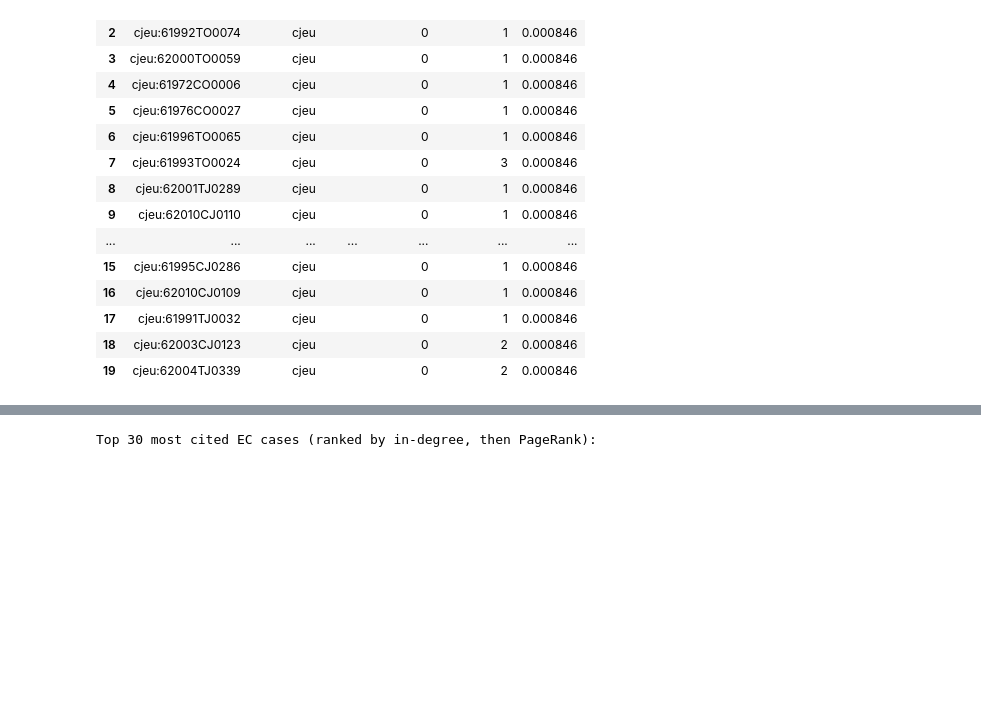
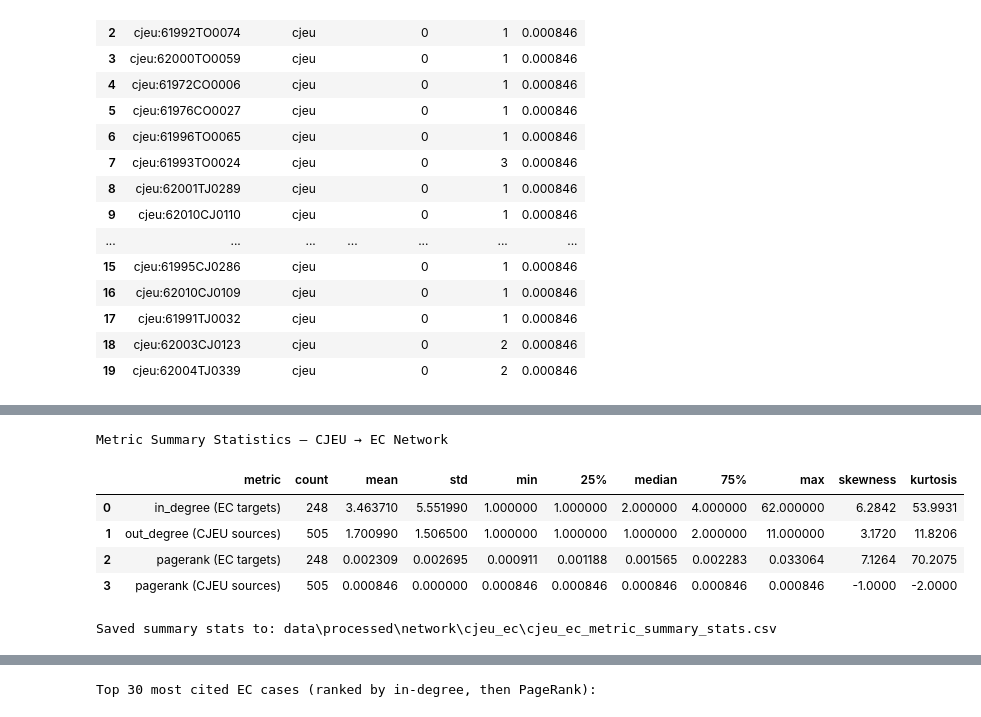
Before and after one commit to floheusser/data_analysis_master, a Jupyter notebook: 09_build_cjeu_ec_network.ipynb, the cells around one changed output, grey strips where cells are left out. Cells and saved outputs as stored; diff of their text form; code cells hidden in the pictures; blank space fills up the shorter version.

```diff
--- a/09_build_cjeu_ec_network.ipynb
+++ b/09_build_cjeu_ec_network.ipynb
@@ -652,0 +657,69 @@ These are the EC antitrust cases most frequently referenced by CJEU documents.
+# %%
+from scipy import stats as _scipy_stats
+
+SUMMARY_STATS_PATH = OUT_DIR / "cjeu_ec_metric_summary_stats.csv"
+
+def _summary_stats(series: pd.Series, name: str) -> dict:
+    """Compute summary statistics for a numeric series."""
+    s = series.dropna()
+    return {
+        "metric"  : name,
+        "count"   : int(s.count()),
+        "mean"    : round(float(s.mean()), 6),
+        "std"     : round(float(s.std()), 6),
+        "min"     : round(float(s.min()), 6),
+        "25%"     : round(float(s.quantile(0.25)), 6),
+        "median"  : round(float(s.median()), 6),
+        "75%"     : round(float(s.quantile(0.75)), 6),
+        "max"     : round(float(s.max()), 6),
+        "skewness": round(float(_scipy_stats.skew(s)), 4),
+        "kurtosis": round(float(_scipy_stats.kurtosis(s)), 4),
+    }
+
+# ── EC nodes: in_degree ───────────────────────────────────────────────────────
+ec_in_degree_series = pd.Series(
+    {nid: in_degree_all[nid] for nid in ec_nodes["node_id"] if nid in in_degree_all},
+    name="in_degree"
+)
+
+# ── CJEU nodes: out_degree ────────────────────────────────────────────────────
+cjeu_out_degree_series = pd.Series(
+    {nid: out_degree_all[nid] for nid in cjeu_nodes["node_id"] if nid in out_degree_all},
+    name="out_degree"
+)
+
+# ── EC nodes: pagerank ────────────────────────────────────────────────────────
+ec_pagerank_series = pd.Series(
+    {nid: pagerank[nid] for nid in ec_nodes["node_id"] if nid in pagerank},
+    name="pagerank_ec"
+)
+
+# ── CJEU nodes: pagerank ──────────────────────────────────────────────────────
+cjeu_pagerank_series = pd.Series(
+    {nid: pagerank[nid] for nid in cjeu_nodes["node_id"] if nid in pagerank},
+    name="pagerank_cjeu"
+)
+
+summary_rows = [
+    _summary_stats(ec_in_degree_series,    "in_degree (EC targets)"),
+    _summary_stats(cjeu_out_degree_series, "out_degree (CJEU sources)"),
+    _summary_stats(ec_pagerank_series,     "pagerank (EC targets)"),
+    _summary_stats(cjeu_pagerank_series,   "pagerank (CJEU sources)"),
+]
+
+summary_stats_df = pd.DataFrame(summary_rows)
+print("Metric Summary Statistics — CJEU → EC Network")
+display(summary_stats_df)
+
+# Export CSV
+OUT_DIR.mkdir(parents=True, exist_ok=True)
+summary_stats_df.to_csv(SUMMARY_STATS_PATH, index=False, encoding="utf-8")
+print(f"\nSaved summary stats to: {SUMMARY_STATS_PATH}")
+# %% [output]
+Metric Summary Statistics — CJEU → EC Network
+|  | metric | count | mean | std | min | 25% | median | 75% | max | skewness | kurtosis |
+| 0 | in_degree (EC targets) | 248 | 3.463710 | 5.551990 | 1.000000 | 1.000000 | 2.000000 | 4.000000 | 62.000000 | 6.2842 | 53.9931 |
+| 1 | out_degree (CJEU sources) | 505 | 1.700990 | 1.506500 | 1.000000 | 1.000000 | 1.000000 | 2.000000 | 11.000000 | 3.1720 | 11.8206 |
+| 2 | pagerank (EC targets) | 248 | 0.002309 | 0.002695 | 0.000911 | 0.001188 | 0.001565 | 0.002283 | 0.033064 | 7.1264 | 70.2075 |
+| 3 | pagerank (CJEU sources) | 505 | 0.000846 | 0.000000 | 0.000846 | 0.000846 | 0.000846 | 0.000846 | 0.000846 | -1.0000 | -2.0000 |
+Saved summary stats to: data\processed\network\cjeu_ec\cjeu_ec_metric_summary_stats.csv
```
Also changed, not shown: parts of 10 cells of this notebook, 3 other files.
